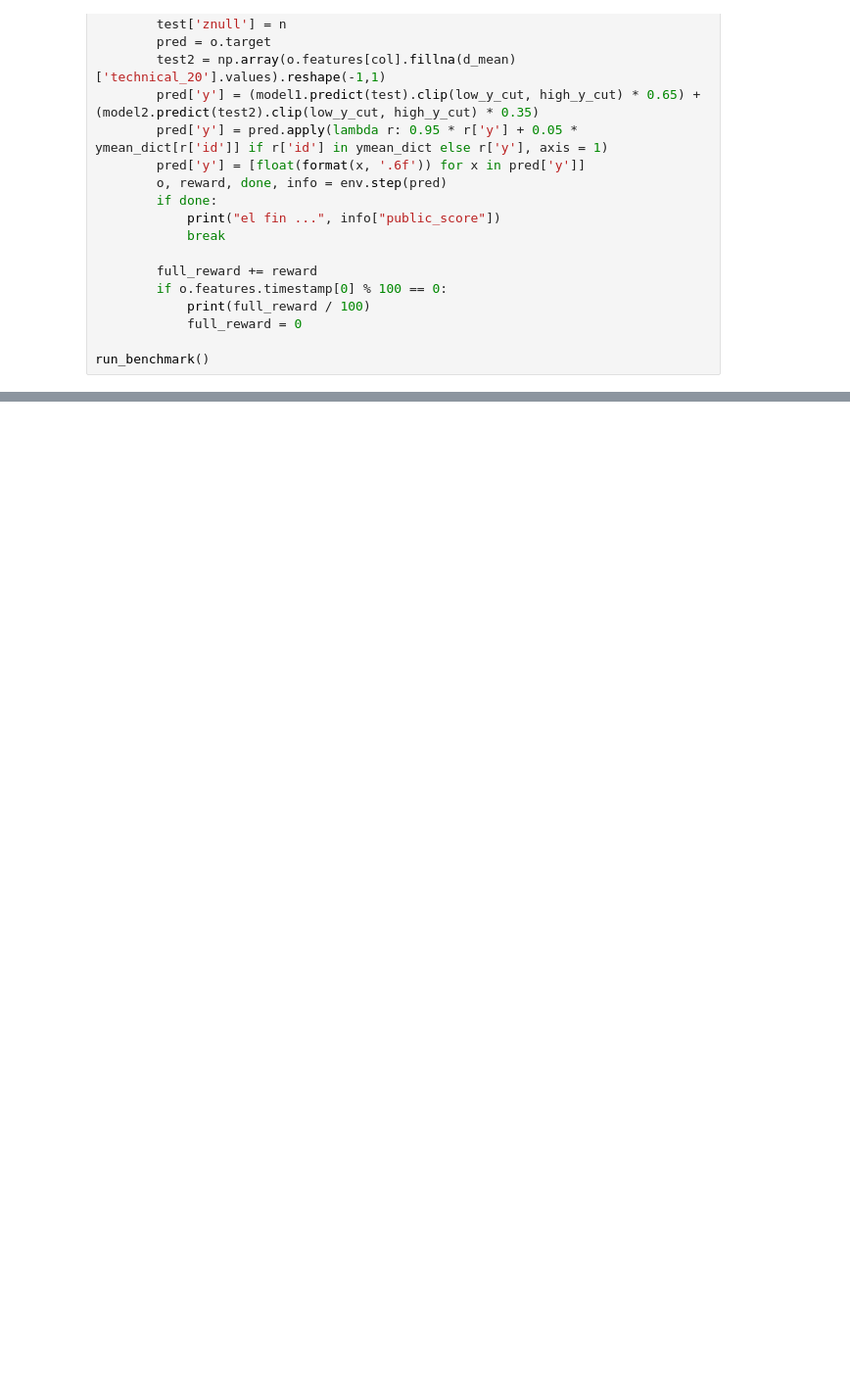
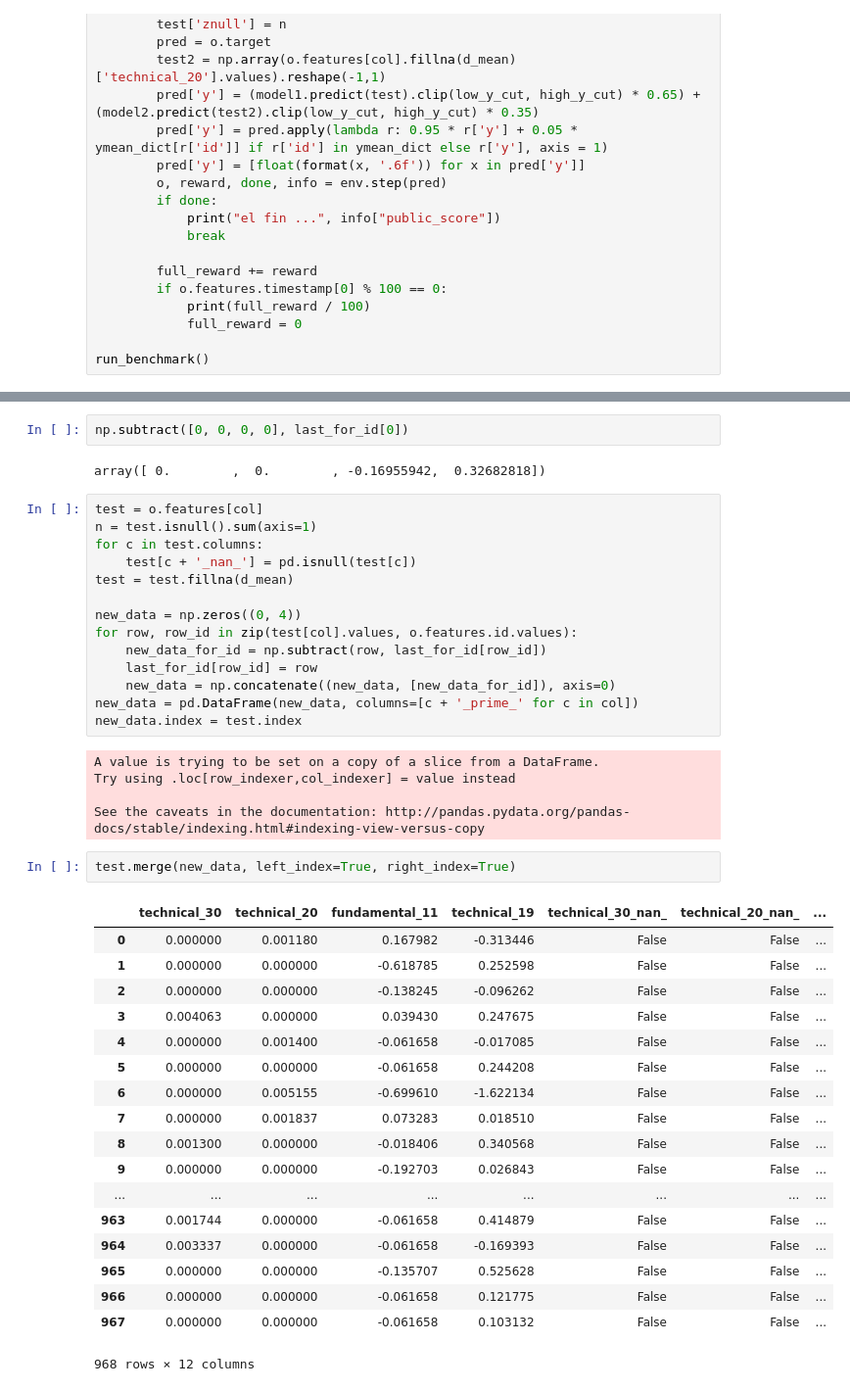
Before and after one commit to jgzuke/KaggleScripts, a Jupyter notebook: TwoSigma/Testing.ipynb, the cells around one changed output, grey strips where cells are left out. Shown at 98% size. Drawn from its saved outputs; the diff is of its cells as text; blank space fills up the shorter version.

Commit message:
test using past with xgb

```diff
--- a/TwoSigma/Testing.ipynb
+++ b/TwoSigma/Testing.ipynb
@@ -440,0 +639,44 @@ run_benchmark()
+# %%
+np.subtract([0, 0, 0, 0], last_for_id[0])
+# %% [output]
+array([ 0.        ,  0.        , -0.16955942,  0.32682818])
+# %%
+test = o.features[col]
+n = test.isnull().sum(axis=1)
+for c in test.columns:
+    test[c + '_nan_'] = pd.isnull(test[c])
+test = test.fillna(d_mean)
+
+new_data = np.zeros((0, 4))
+for row, row_id in zip(test[col].values, o.features.id.values):
+    new_data_for_id = np.subtract(row, last_for_id[row_id])
+    last_for_id[row_id] = row
+    new_data = np.concatenate((new_data, [new_data_for_id]), axis=0)
+new_data = pd.DataFrame(new_data, columns=[c + '_prime_' for c in col])
+new_data.index = test.index
+# %% [output]
+A value is trying to be set on a copy of a slice from a DataFrame.
+Try using .loc[row_indexer,col_indexer] = value instead
+
+See the caveats in the documentation: http://pandas.pydata.org/pandas-docs/stable/indexing.html#indexing-view-versus-copy
+# %%
+test.merge(new_data, left_index=True, right_index=True)
+# %% [output]
+|  | technical_30 | technical_20 | fundamental_11 | technical_19 | technical_30_nan_ | technical_20_nan_ | ... |
+| 0 | 0.000000 | 0.001180 | 0.167982 | -0.313446 | False | False | ... |
+| 1 | 0.000000 | 0.000000 | -0.618785 | 0.252598 | False | False | ... |
+| 2 | 0.000000 | 0.000000 | -0.138245 | -0.096262 | False | False | ... |
+| 3 | 0.004063 | 0.000000 | 0.039430 | 0.247675 | False | False | ... |
+| 4 | 0.000000 | 0.001400 | -0.061658 | -0.017085 | False | False | ... |
+| 5 | 0.000000 | 0.000000 | -0.061658 | 0.244208 | False | False | ... |
+| 6 | 0.000000 | 0.005155 | -0.699610 | -1.622134 | False | False | ... |
+| 7 | 0.000000 | 0.001837 | 0.073283 | 0.018510 | False | False | ... |
+| 8 | 0.001300 | 0.000000 | -0.018406 | 0.340568 | False | False | ... |
+| 9 | 0.000000 | 0.000000 | -0.192703 | 0.026843 | False | False | ... |
+| ... | ... | ... | ... | ... | ... | ... | ... |
+| 963 | 0.001744 | 0.000000 | -0.061658 | 0.414879 | False | False | ... |
+| 964 | 0.003337 | 0.000000 | -0.061658 | -0.169393 | False | False | ... |
+| 965 | 0.000000 | 0.000000 | -0.135707 | 0.525628 | False | False | ... |
+| 966 | 0.000000 | 0.000000 | -0.061658 | 0.121775 | False | False | ... |
+| 967 | 0.000000 | 0.000000 | -0.061658 | 0.103132 | False | False | ... |
+968 rows × 12 columns
```
Also changed, not shown: parts of 7 cells of this notebook.
